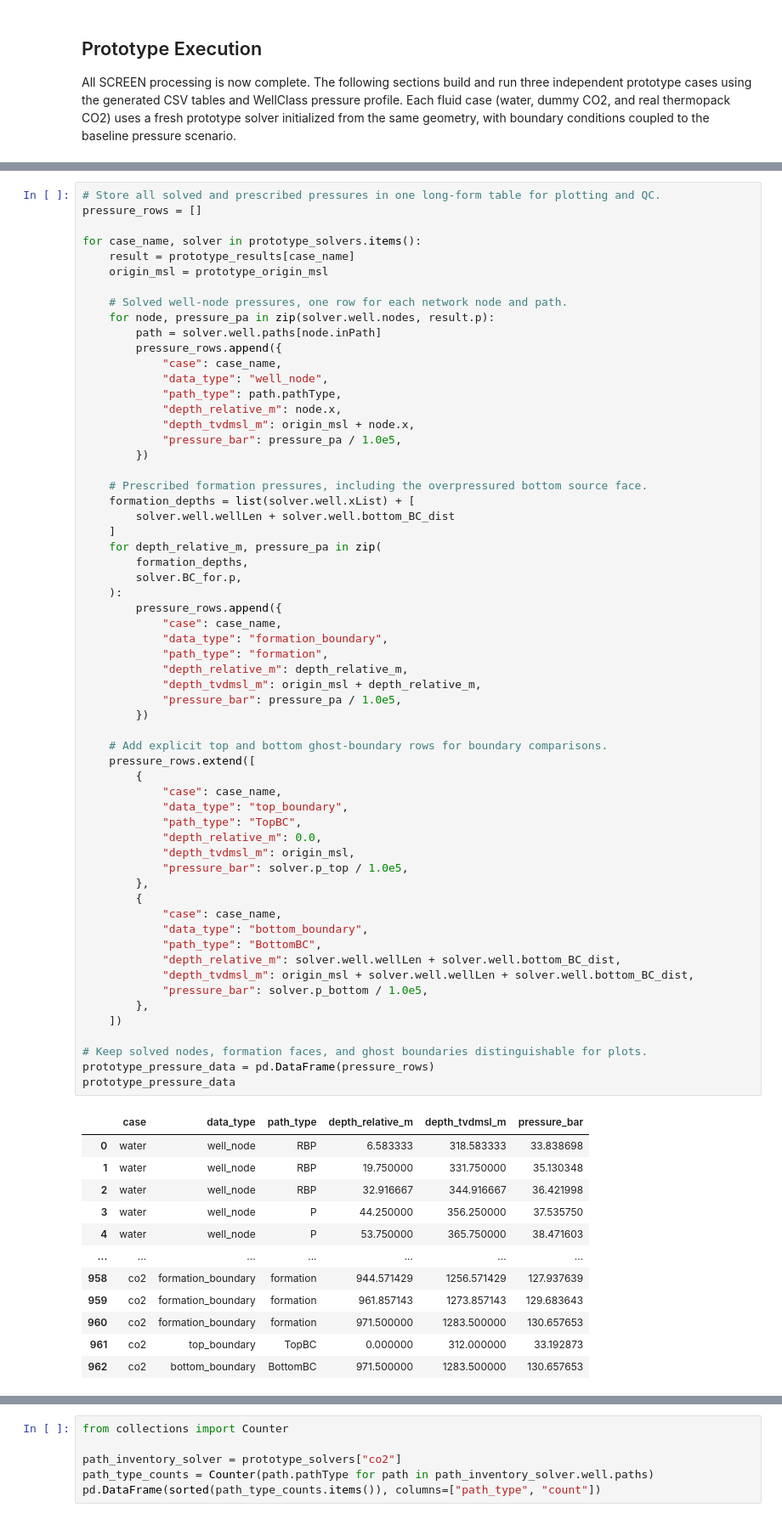
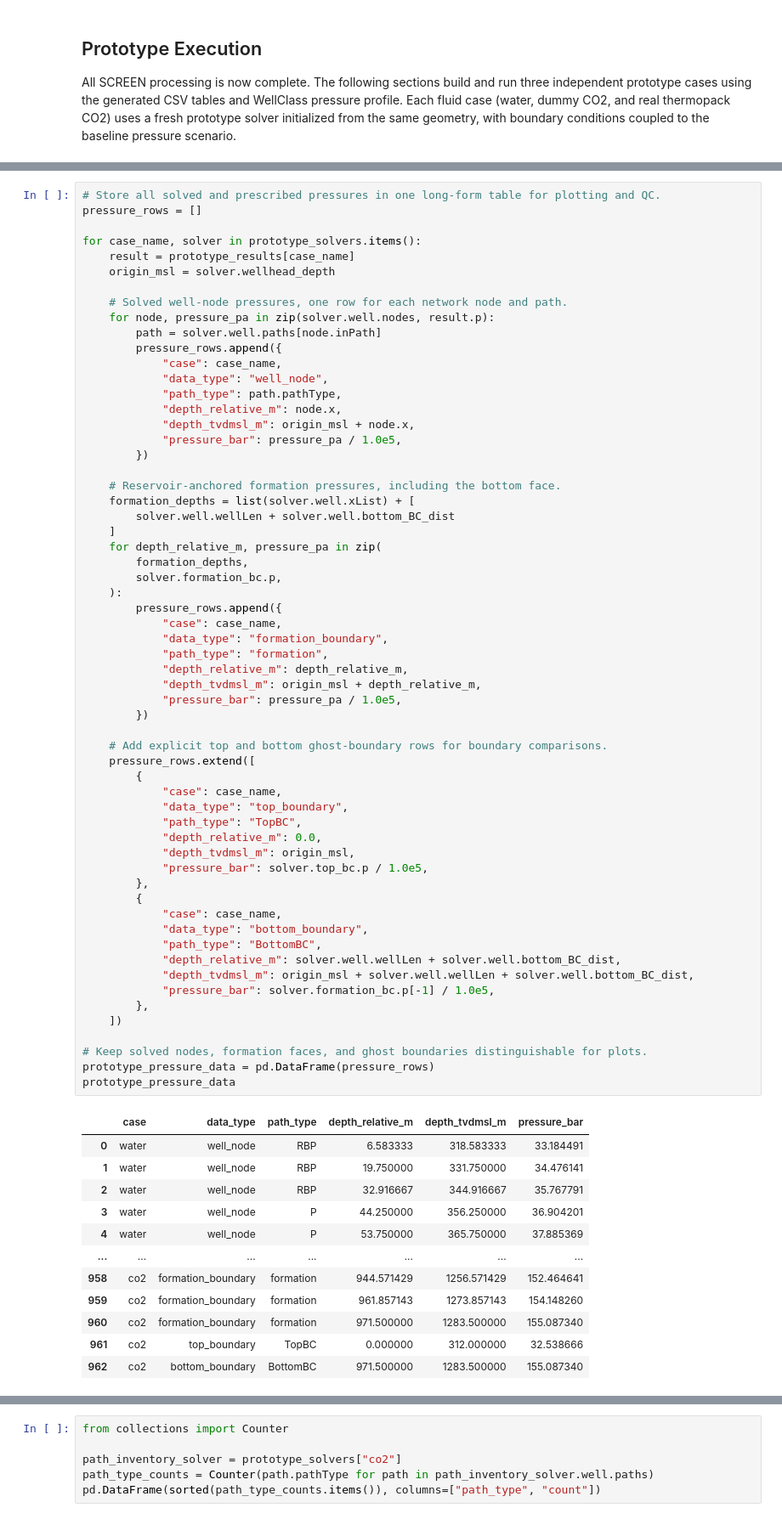
Before and after one commit to equinor/SCREEN, a Jupyter notebook: notebooks/08B_smeaheia_to_leakage_tool_adapter.ipynb, the cells around one changed output, grey strips where cells are left out. Shown at 85% size. Cells and saved outputs as stored; diff of their text form.

```diff
--- a/notebooks/08B_smeaheia_to_leakage_tool_adapter.ipynb
+++ b/notebooks/08B_smeaheia_to_leakage_tool_adapter.ipynb
@@ -601,7 +564,7 @@ pressure_rows = []
 
 for case_name, solver in prototype_solvers.items():
     result = prototype_results[case_name]
-    origin_msl = prototype_origin_msl
+    origin_msl = solver.wellhead_depth
 
     # Solved well-node pressures, one row for each network node and path.
     for node, pressure_pa in zip(solver.well.nodes, result.p):
@@ -615,59 +578,59 @@ for case_name, solver in prototype_solvers.items():
             "pressure_bar": pressure_pa / 1.0e5,
         })
 
-    # Prescribed formation pressures, including the overpressured bottom source face.
+    # Reservoir-anchored formation pressures, including the bottom face.
     formation_depths = list(solver.well.xList) + [
         solver.well.wellLen + solver.well.bottom_BC_dist
     ]
     for depth_relative_m, pressure_pa in zip(
         formation_depths,
-        solver.BC_for.p,
+        solver.formation_bc.p,
     ):
         pressure_rows.append({
             "case": case_name,
             "data_type": "formation_boundary",
             "path_type": "formation",
             "depth_relative_m": depth_relative_m,
             "depth_tvdmsl_m": origin_msl + depth_relative_m,
             "pressure_bar": pressure_pa / 1.0e5,
         })
 
     # Add explicit top and bottom ghost-boundary rows for boundary comparisons.
     pressure_rows.extend([
         {
             "case": case_name,
             "data_type": "top_boundary",
             "path_type": "TopBC",
             "depth_relative_m": 0.0,
             "depth_tvdmsl_m": origin_msl,
-            "pressure_bar": solver.p_top / 1.0e5,
+            "pressure_bar": solver.top_bc.p / 1.0e5,
         },
         {
             "case": case_name,
             "data_type": "bottom_boundary",
             "path_type": "BottomBC",
             "depth_relative_m": solver.well.wellLen + solver.well.bottom_BC_dist,
             "depth_tvdmsl_m": origin_msl + solver.well.wellLen + solver.well.bottom_BC_dist,
-            "pressure_bar": solver.p_bottom / 1.0e5,
+            "pressure_bar": solver.formation_bc.p[-1] / 1.0e5,
         },
     ])
 
 # Keep solved nodes, formation faces, and ghost boundaries distinguishable for plots.
 prototype_pressure_data = pd.DataFrame(pressure_rows)
 prototype_pressure_data
 # %% [output]
 |  | case | data_type | path_type | depth_relative_m | depth_tvdmsl_m | pressure_bar |
-| 0 | water | well_node | RBP | 6.583333 | 318.583333 | 33.838698 |
-| 1 | water | well_node | RBP | 19.750000 | 331.750000 | 35.130348 |
-| 2 | water | well_node | RBP | 32.916667 | 344.916667 | 36.421998 |
-| 3 | water | well_node | P | 44.250000 | 356.250000 | 37.535750 |
-| 4 | water | well_node | P | 53.750000 | 365.750000 | 38.471603 |
+| 0 | water | well_node | RBP | 6.583333 | 318.583333 | 33.184491 |
+| 1 | water | well_node | RBP | 19.750000 | 331.750000 | 34.476141 |
+| 2 | water | well_node | RBP | 32.916667 | 344.916667 | 35.767791 |
+| 3 | water | well_node | P | 44.250000 | 356.250000 | 36.904201 |
+| 4 | water | well_node | P | 53.750000 | 365.750000 | 37.885369 |
 | ... | ... | ... | ... | ... | ... | ... |
-| 958 | co2 | formation_boundary | formation | 944.571429 | 1256.571429 | 127.937639 |
-| 959 | co2 | formation_boundary | formation | 961.857143 | 1273.857143 | 129.683643 |
-| 960 | co2 | formation_boundary | formation | 971.500000 | 1283.500000 | 130.657653 |
-| 961 | co2 | top_boundary | TopBC | 0.000000 | 312.000000 | 33.192873 |
-| 962 | co2 | bottom_boundary | BottomBC | 971.500000 | 1283.500000 | 130.657653 |
+| 958 | co2 | formation_boundary | formation | 944.571429 | 1256.571429 | 152.464641 |
+| 959 | co2 | formation_boundary | formation | 961.857143 | 1273.857143 | 154.148260 |
+| 960 | co2 | formation_boundary | formation | 971.500000 | 1283.500000 | 155.087340 |
+| 961 | co2 | top_boundary | TopBC | 0.000000 | 312.000000 | 32.538666 |
+| 962 | co2 | bottom_boundary | BottomBC | 971.500000 | 1283.500000 | 155.087340 |
 963 rows × 6 columns
 # %%
 well_pressure_profile = prototype_pressure_data.query(
```
Also changed, not shown: parts of 9 cells of this notebook, 1 other file.
